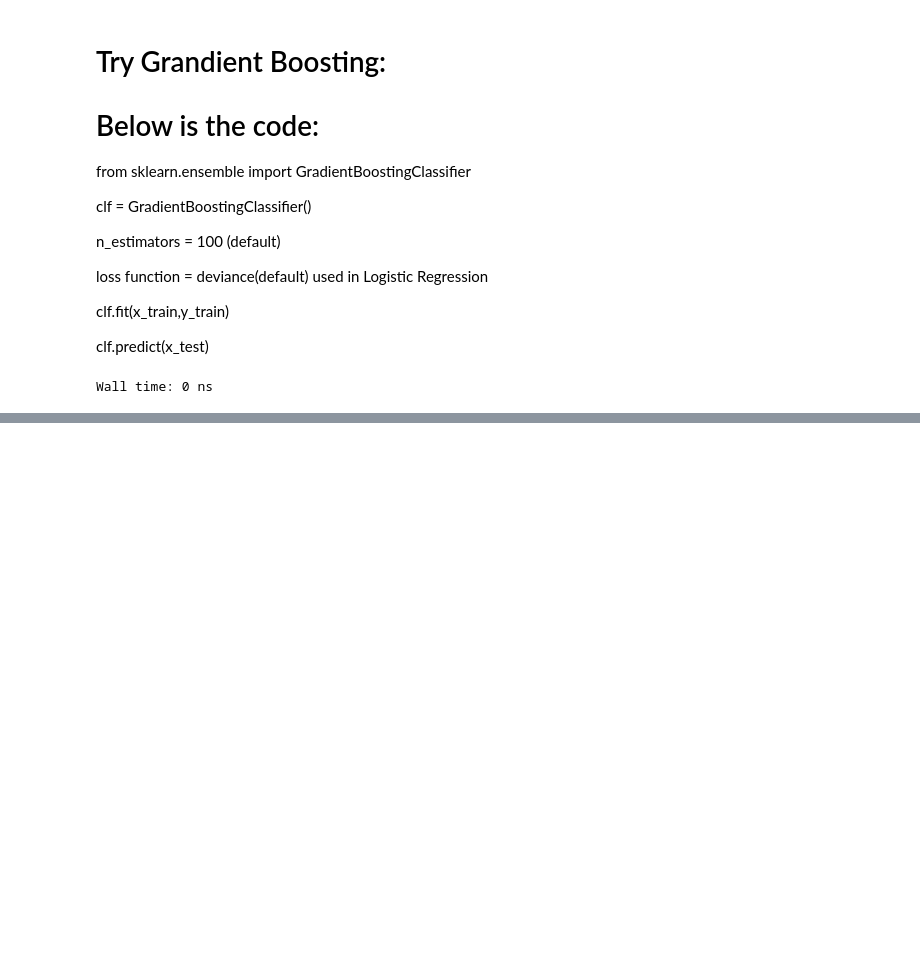
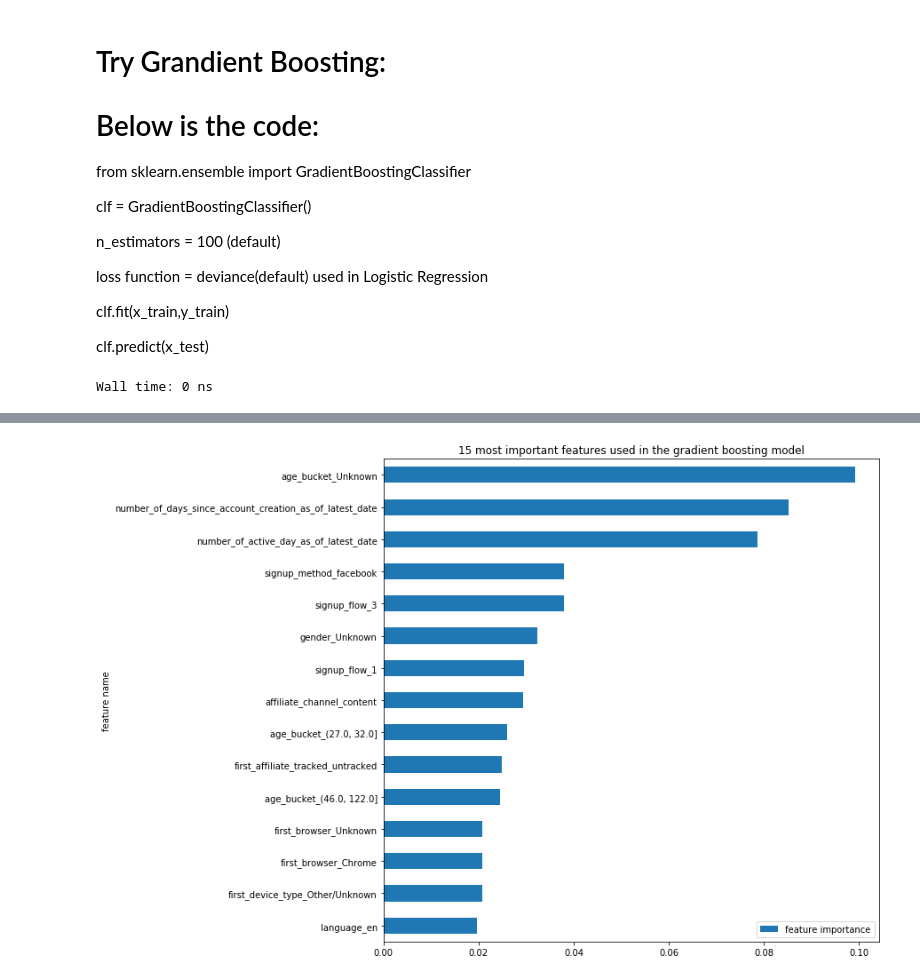
Before and after one commit to yukaabe/Springboard-datasciencebootcamp-repo, a Jupyter notebook: Airbnb modeling Script Part One - Binary Classification.ipynb, the cells around one changed output, grey strips where cells are left out. Cells and saved outputs as stored; diff of their text form; code cells hidden in the pictures; blank space fills up the shorter version.

```diff
--- a/Airbnb modeling Script Part One - Binary Classification.ipynb
+++ b/Airbnb modeling Script Part One - Binary Classification.ipynb
@@ -1017,0 +1240,13 @@ score.groupby('n_estimator')['roc_auc'].mean().plot(title="Roc Auc of Adaboostin
+# %%
+gradient_descent_boosting_df=pd.DataFrame(list(zip(feature_list1, model_grandient_boost_binary_clf.feature_importances_)), columns=['feature name', 'feature importance'])
+# %%
+gradient_descent_boosting_df.set_index('feature name', inplace=True)
+# %%
+gradient_descent_boosting_df.sort_values(by='feature importance', ascending=False, inplace=True)
+# %%
+plt.rcParams['figure.figsize']=[10,10]
+gradient_descent_boosting_df[:15].sort_values(by='feature importance', ascending=True).plot(kind='barh', title="15 most important features used in the gradient boosting model")
+
+plt.show()
+# %% [output]
+[figure, added]
```
Also changed, not shown: parts of 33 cells of this notebook.
